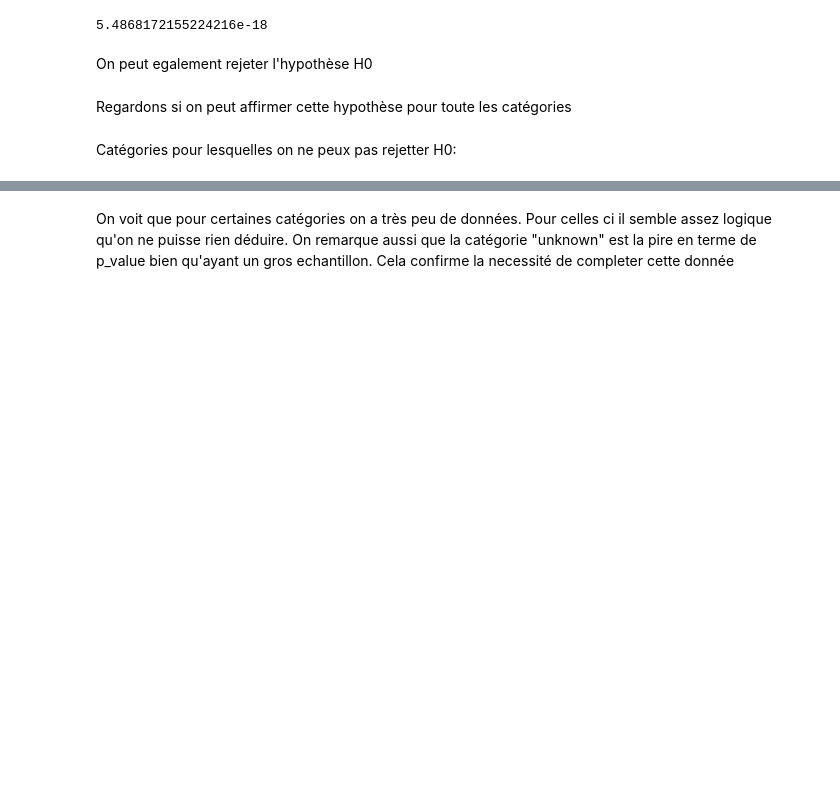
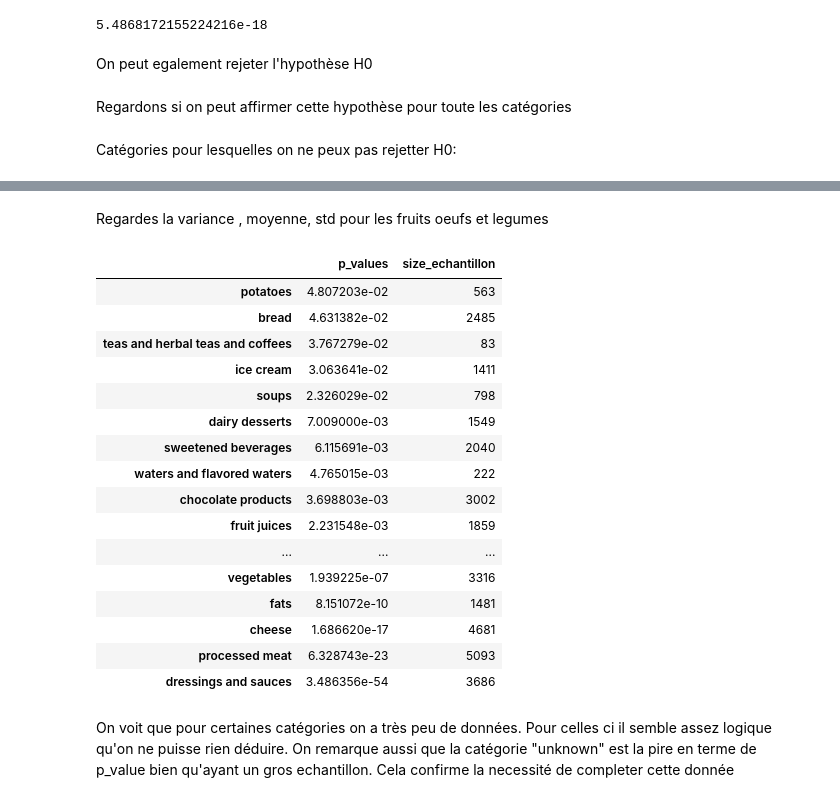
Before and after one commit to khub41/OC_P03, a Jupyter notebook: data_analysis.ipynb, the cells around one changed output, grey strips where cells are left out. Drawn from its saved outputs; the diff is of its cells as text; code cells hidden in the pictures; blank space fills up the shorter version.

```diff
--- a/data_analysis.ipynb
+++ b/data_analysis.ipynb
@@ -995,3 +999,25 @@ df_p_values_categs[df_p_values_categs['p_values'] > 0.05]
+# %% [markdown]
+Regardes la variance , moyenne, std pour les fruits oeufs et legumes
+# %%
+df_p_values_categs[df_p_values_categs['p_values'] < 0.05]
+# %% [output]
+|  | p_values | size_echantillon |
+| potatoes | 4.807203e-02 | 563 |
+| bread | 4.631382e-02 | 2485 |
+| teas and herbal teas and coffees | 3.767279e-02 | 83 |
+| ice cream | 3.063641e-02 | 1411 |
+| soups | 2.326029e-02 | 798 |
+| dairy desserts | 7.009000e-03 | 1549 |
+| sweetened beverages | 6.115691e-03 | 2040 |
+| waters and flavored waters | 4.765015e-03 | 222 |
+| chocolate products | 3.698803e-03 | 3002 |
+| fruit juices | 2.231548e-03 | 1859 |
+| ... | ... | ... |
+| vegetables | 1.939225e-07 | 3316 |
+| fats | 8.151072e-10 | 1481 |
+| cheese | 1.686620e-17 | 4681 |
+| processed meat | 6.328743e-23 | 5093 |
+| dressings and sauces | 3.486356e-54 | 3686 |
 # %% [markdown]
 On voit que pour certaines catégories on a très peu de données. Pour celles ci il semble assez logique qu'on ne puisse rien déduire. On remarque aussi que la catégorie "unknown" est la pire en terme de p_value bien qu'ayant un gros echantillon. Cela confirme la necessité de completer cette donnée
 # %%
```
Also changed, not shown: parts of 6 cells of this notebook.
